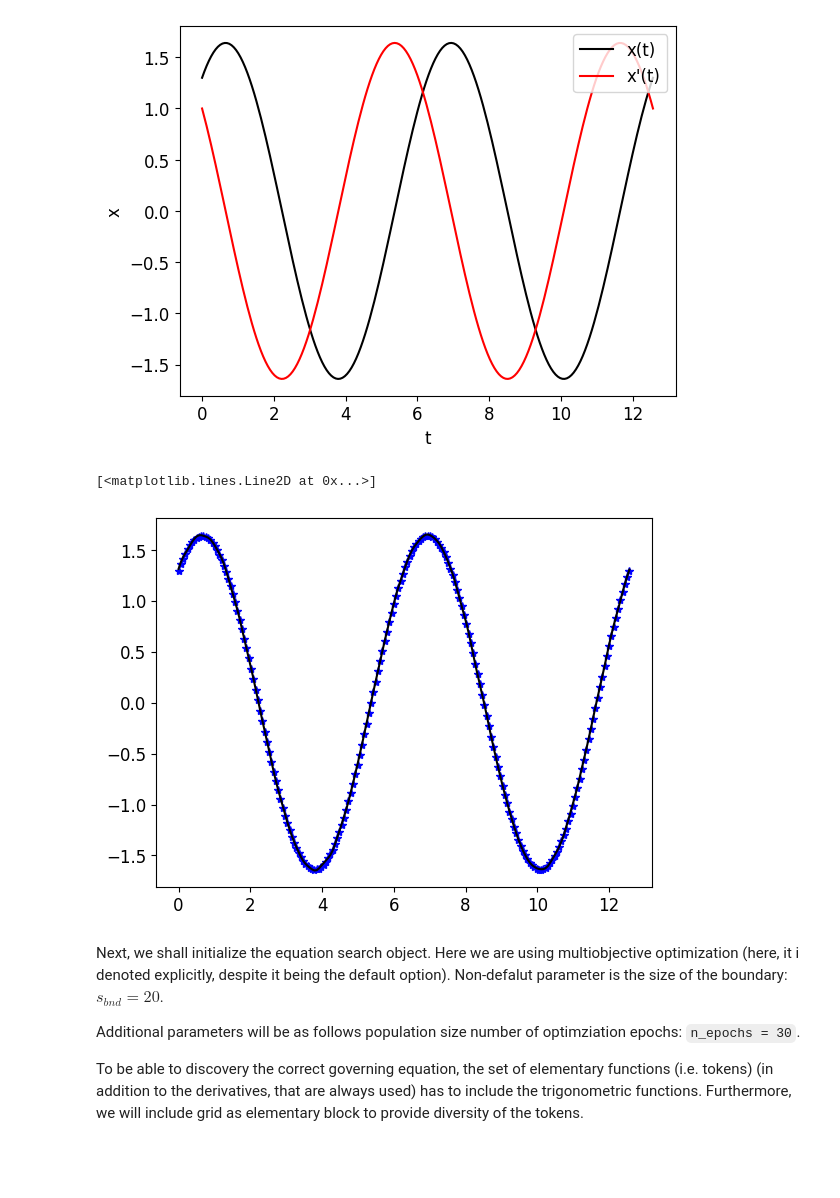
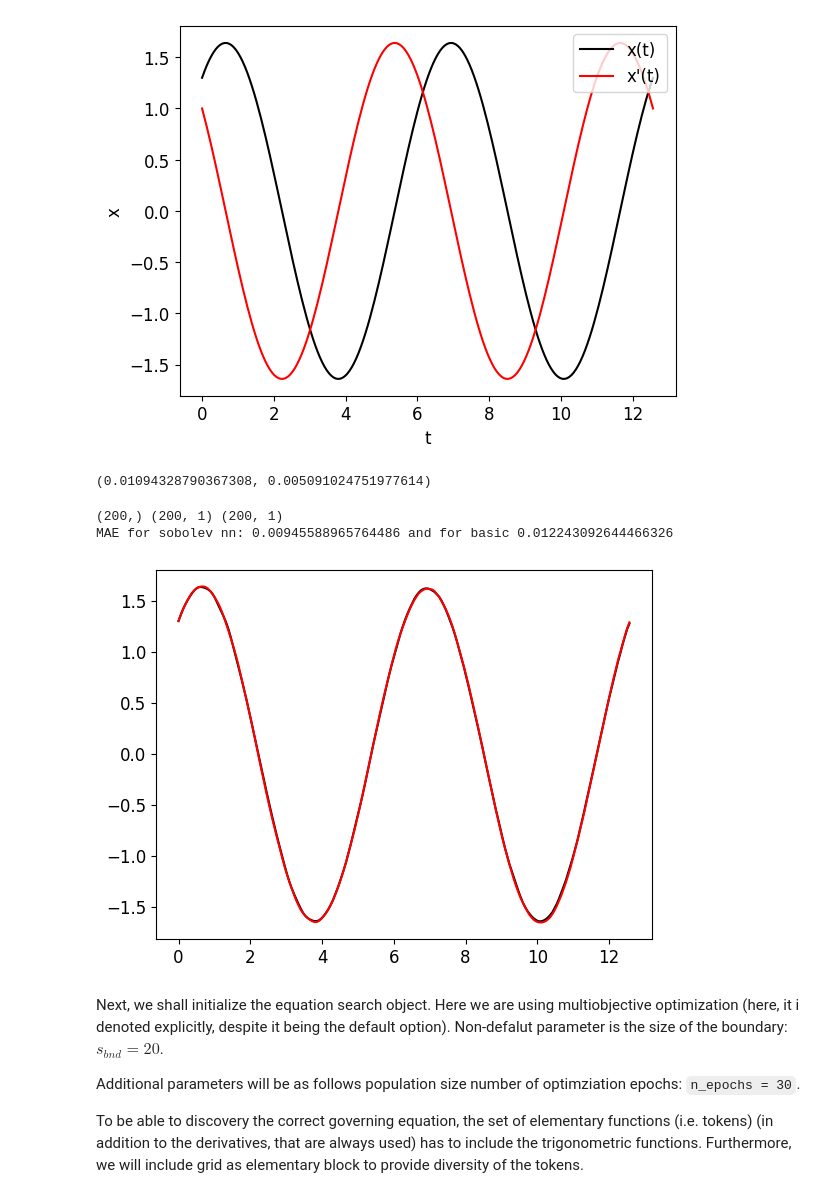
Before and after one commit to ITMO-NSS-team/EPDE, a Jupyter notebook: examples/ODE discovery.ipynb, the cells around one changed output. Cells and saved outputs as stored; diff of their text form; code cells hidden in the pictures; blank space fills up the shorter version.

Commit message:
Sobolev learning prototype for intitial solver nn fixed

```diff
--- a/examples/ODE discovery.ipynb
+++ b/examples/ODE discovery.ipynb
@@ -84,16 +86,24 @@ global_var.reset_data_repr_nn(data=[x,], grids=[t,])
 base_nn = deepcopy(global_var.solution_guess_nn)
+# %%
+0.01094328790367308, 0.005091024751977614
+# %% [output]
+(0.01094328790367308, 0.005091024751977614)
 # %%
 import torch
 
 sobolev_pred = sobolev_nn(torch.from_numpy(t).reshape((-1, 1)).float()).detach().numpy()
 base_pred = base_nn(torch.from_numpy(t).reshape((-1, 1)).float()).detach().numpy()
 
-plt.plot(t, x, '*', color = 'b', label = 'x, ground truth')
-plt.plot(t, , color = 'k')
-plt.plot(t, , color = 'r')
+# plt.plot(t, x, '*', color = 'b', label = 'x, ground truth')
+plt.plot(t, sobolev_pred, color = 'k', label = 'x, sobolev learning')
+plt.plot(t, base_pred, color = 'r', label = 'x, basic nn')
+
+print(x.shape, sobolev_pred.shape, base_pred.shape)
+print(f'MAE for sobolev nn: {np.mean(np.abs(x - sobolev_pred.reshape(-1)))} and for basic {np.mean(np.abs(x - base_pred.reshape(-1)))}')
 # %% [output]
-[<matplotlib.lines.Line2D at 0x...>]
+(200,) (200, 1) (200, 1)
+MAE for sobolev nn: 0.00945588965764486 and for basic 0.012243092644466326
-[figure, old version]
+[figure, new version]
 # %% [markdown]
 Next, we shall initialize the equation search object. Here we are using multiobjective optimization (here, it i denoted explicitly, despite it being the default option). Non-defalut parameter is the size of the boundary: $s_{bnd} = 20$.
 
```
Also changed, not shown: parts of 3 cells of this notebook.
